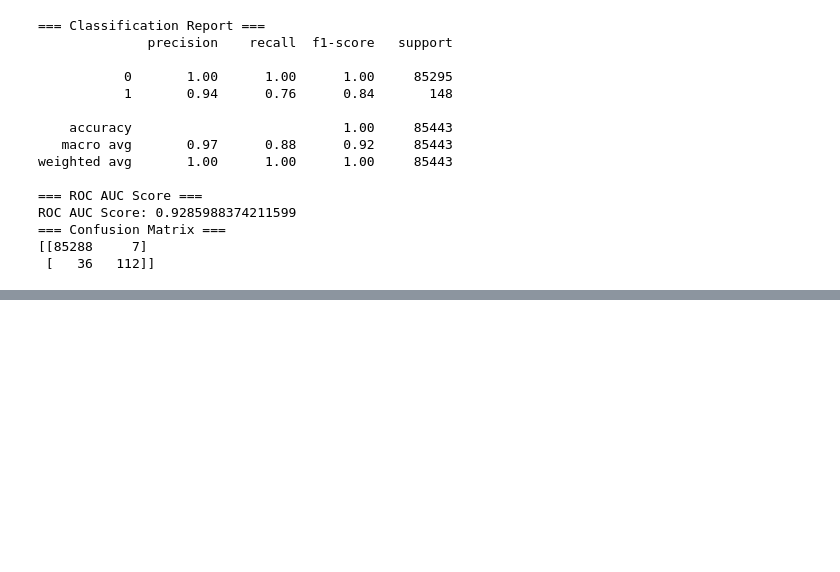
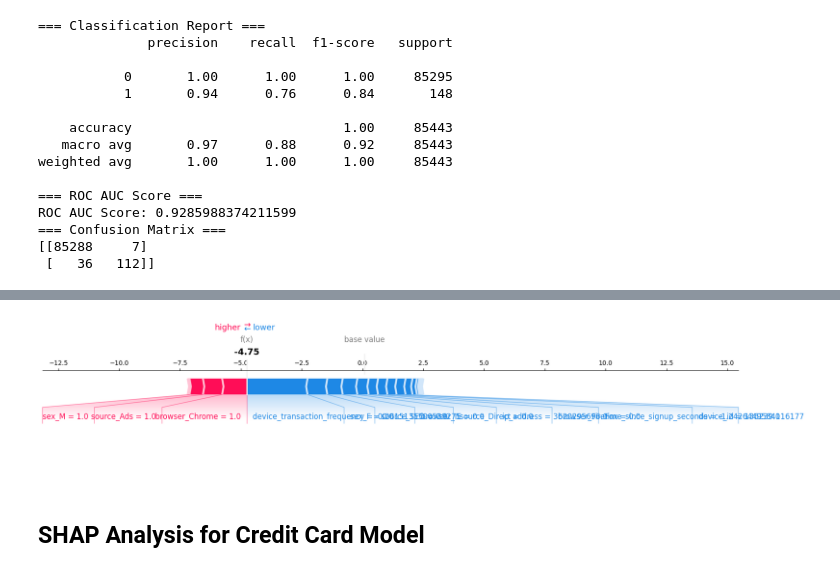
Before and after one commit to Martha3001/improved-fraud-detection-week8, a Jupyter notebook: notebooks/models.ipynb, the cells around one changed output, grey strips where cells are left out. Drawn from its saved outputs; the diff is of its cells as text; code cells hidden in the pictures; blank space fills up the shorter version.

```diff
--- a/notebooks/models.ipynb
+++ b/notebooks/models.ipynb
@@ -128,0 +144,5 @@ display(results_df)
+# %%
+# Force plot
+shap.initjs()
+shap.force_plot(explainer_fraud.expected_value, shap_values_fraud[0], X_test_fraud.iloc[0,:], matplotlib=True)
+# %% [output]
@@ -128,0 +150,3 @@ display(results_df)
+[figure, added]
+# %% [markdown]
+## SHAP Analysis for Credit Card Model
```
Also changed, not shown: parts of 12 cells of this notebook.
